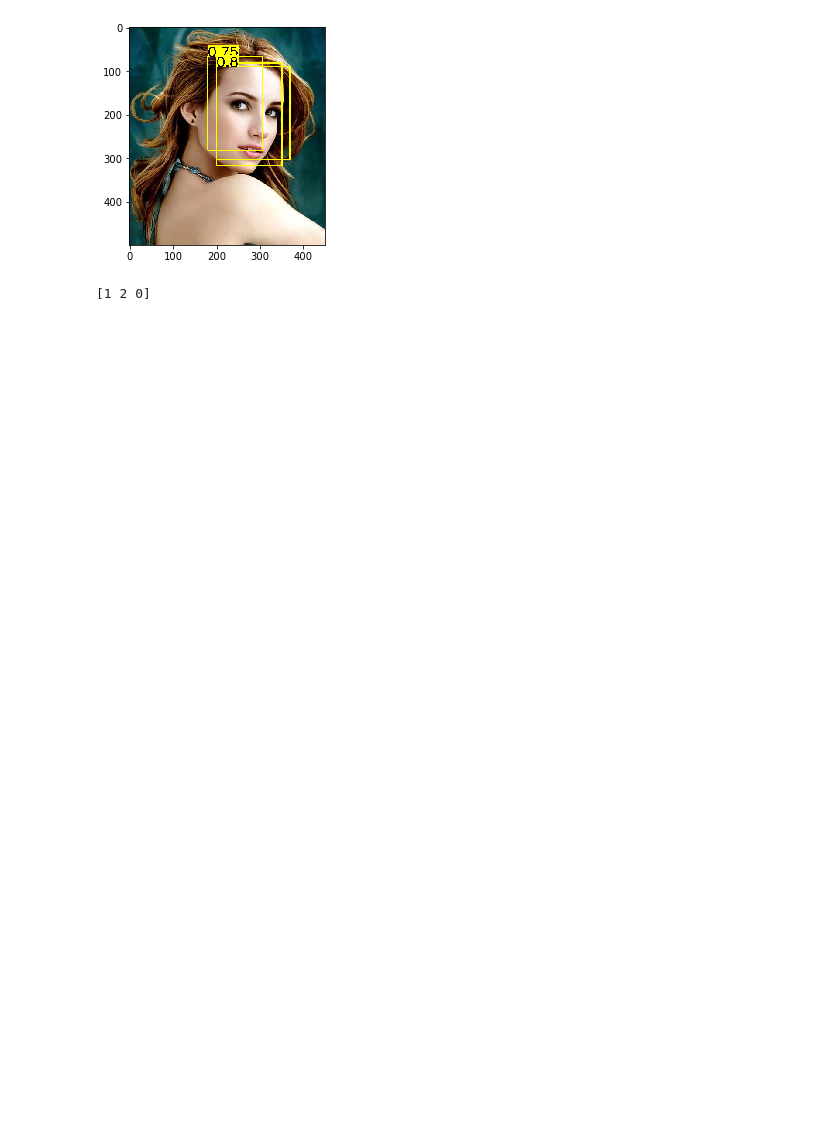
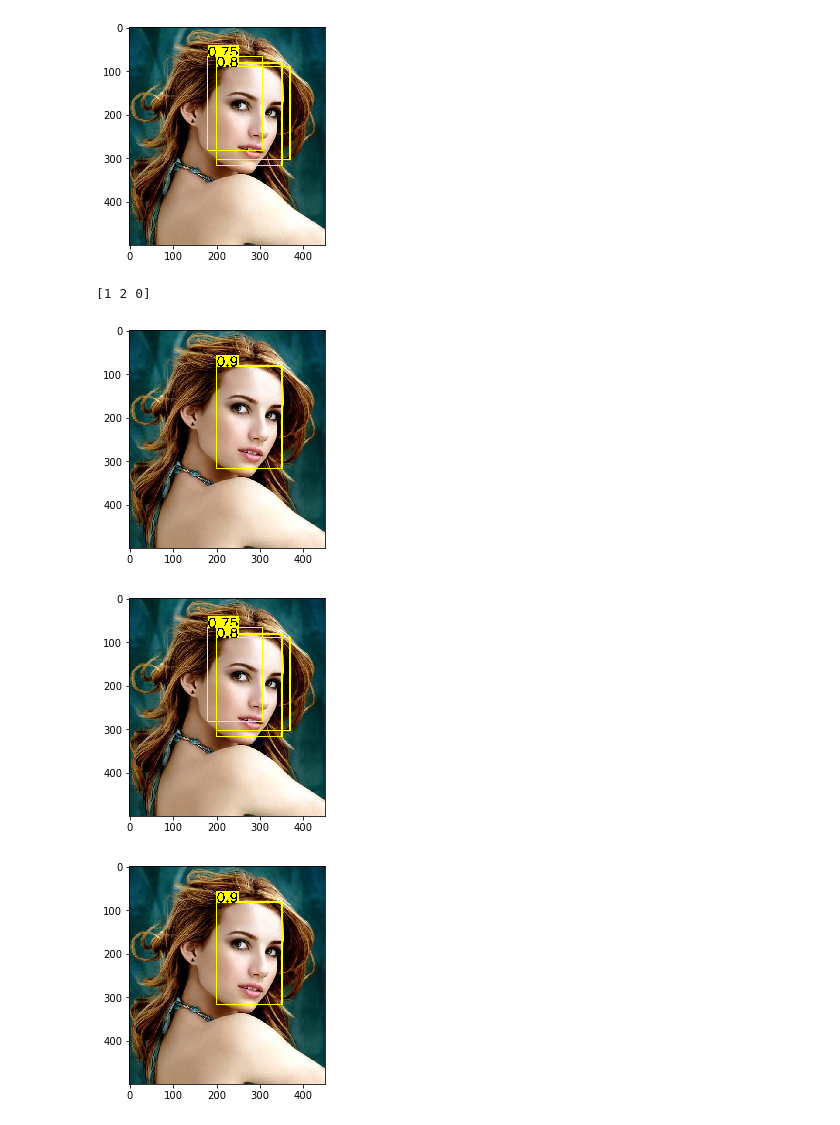
Before and after one commit to void110916/1st-DL-CVMarathon, a Jupyter notebook: Day028_NMS_HW.ipynb, the cells around one changed output. Saved outputs shown, nothing was run; the diff lists cells and outputs as text; code cells hidden in the pictures; blank space fills up the shorter version.

```diff
--- a/Day028_NMS_HW.ipynb
+++ b/Day028_NMS_HW.ipynb
@@ -57,7 +57,7 @@ def nms(bounding_boxes, confidence_score, threshold):
         ratio = intersection / (areas[index] + areas[order[:-1]] - intersection)
 
         '''重疊率小於預測threshold的Boxes要保存下來'''
-        left = np.where('''自行填入''')
+        left = np.where(ratio<threshold)
         order = order[left]
 
     return picked_boxes, picked_score
@@ -84,30 +84,33 @@ thickness = 2
 threshold = 0.5
 # Draw bounding boxes and confidence score
 for (start_x, start_y, end_x, end_y), confidence in zip(bounding_boxes, confidence_score):
     (w, h), baseline = cv2.getTextSize(str(confidence), font, font_scale, thickness)
     cv2.rectangle(org, (start_x, start_y - (2 * baseline + 5)), (start_x + w, start_y), (0, 255, 255), -1)
     cv2.rectangle(org, (start_x, start_y), (end_x, end_y), (0, 255, 255), 2)
     cv2.putText(org, str(confidence), (start_x, start_y), font, font_scale, (0, 0, 0), thickness)
 # Show image
 plt.imshow(org[:,:,::-1])
 plt.show()
 # Run non-max suppression algorithm
 picked_boxes, picked_score = nms(bounding_boxes, confidence_score, threshold)
 
 # Draw bounding boxes and confidence score after non-maximum supression
 for (start_x, start_y, end_x, end_y), confidence in zip(picked_boxes, picked_score):
     (w, h), baseline = cv2.getTextSize(str(confidence), font, font_scale, thickness)
     cv2.rectangle(image, (start_x, start_y - (2 * baseline + 5)), (start_x + w, start_y), (0, 255, 255), -1)
     cv2.rectangle(image, (start_x, start_y), (end_x, end_y), (0, 255, 255), 2)
     cv2.putText(image, str(confidence), (start_x, start_y), font, font_scale, (0, 0, 0), thickness)
 
 plt.imshow(image[:,:,::-1])
 plt.show()
 # Show image
 plt.imshow(org[:,:,::-1])
 plt.show()
 plt.imshow(image[:,:,::-1])
 plt.show()
 # %% [output]
 [figure]
 [1 2 0]
+[figure, added]
+[figure, added]
+[figure, added]
```
